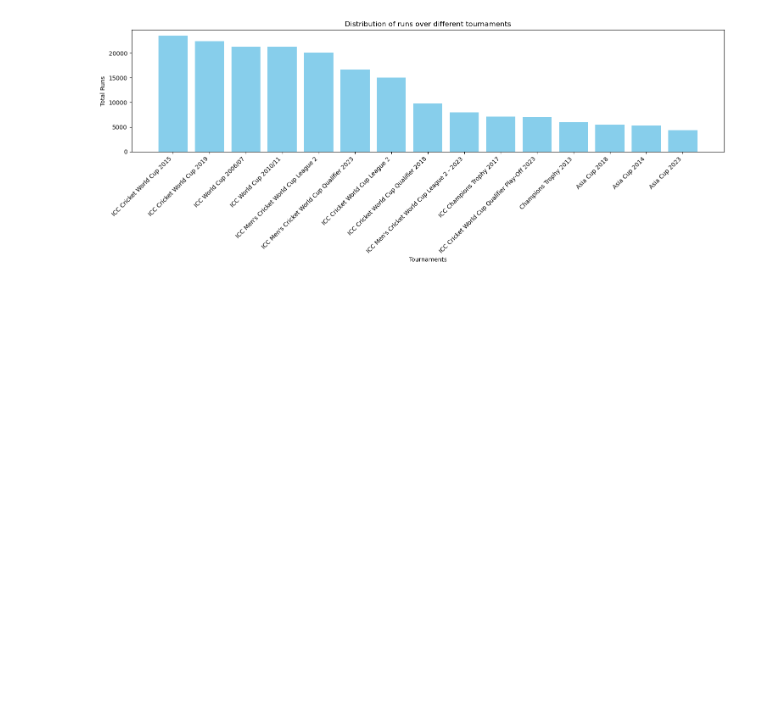
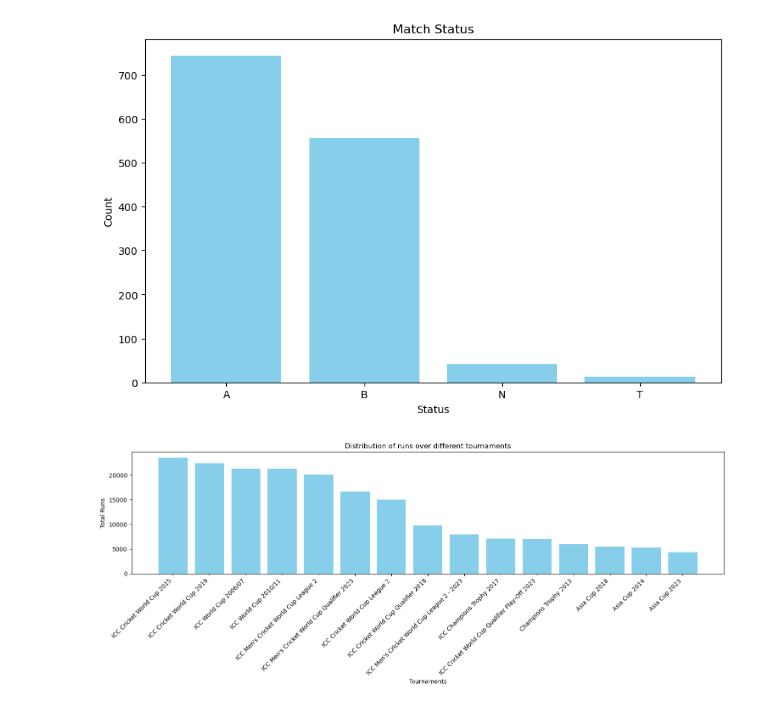
Before and after one commit to hamzaafzaalofficial/EDA_cricket_world_cup, a Jupyter notebook: eda.ipynb, the cells around one changed output. Drawn from its saved outputs; the diff is of its cells as text; code cells hidden in the pictures; blank space fills up the shorter version.

```diff
--- a/eda.ipynb
+++ b/eda.ipynb
@@ -48,3 +63,17 @@ matches_innings=pd.merge(matches,innings,left_on='id',right_on='matchId',how='in
+# %%
+#Counting the status of match how many won represented by A, how many bowl out represented by B, N -> No results, T-> tied
+unique_match_status = matches_innings.drop_duplicates(subset=['id_x', 'matchStatus_outcome'])
+match_status_count = unique_match_status['matchStatus_outcome'].value_counts().reset_index()
+match_status_count.columns = ['Status', 'count']
+# Plotting
+plt.figure(figsize=(10, 6))
+plt.bar(match_status_count['Status'], match_status_count['count'], color='skyblue')
+plt.xlabel('Status')
+plt.ylabel('Count')
+plt.title('Match Status')
+plt.show()
+# %% [output]
+[figure, added]
 # %%
 #Distribution of runs over different tournaments
 agg_data = matches_innings.groupby('tournamentLabel')['runs'].sum().reset_index()
```
Also changed, not shown: parts of 1 cell of this notebook.
